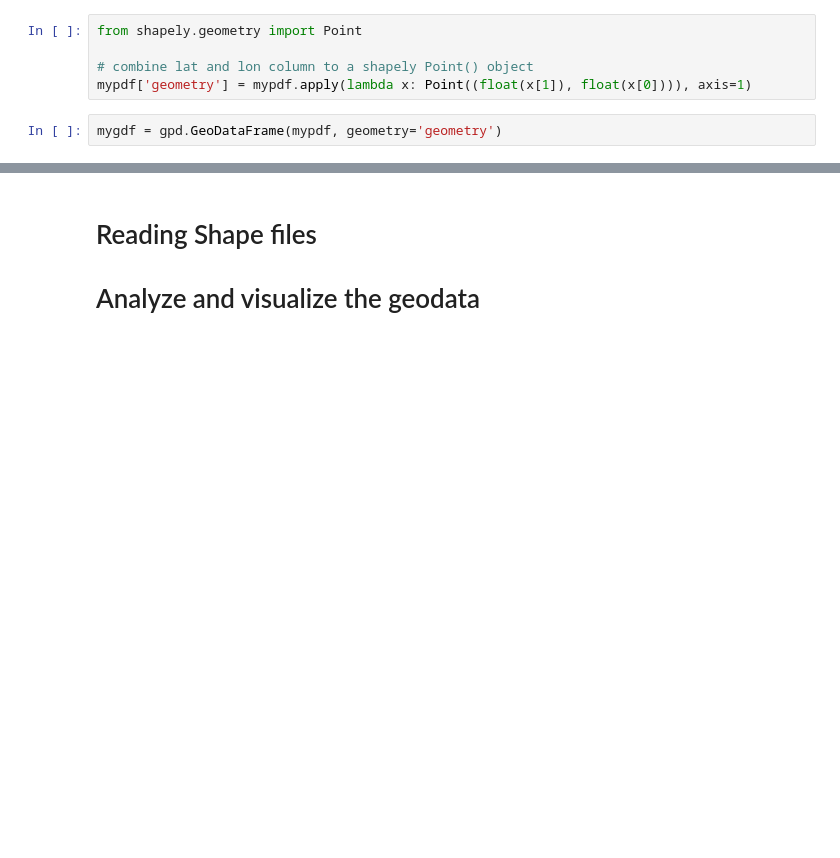
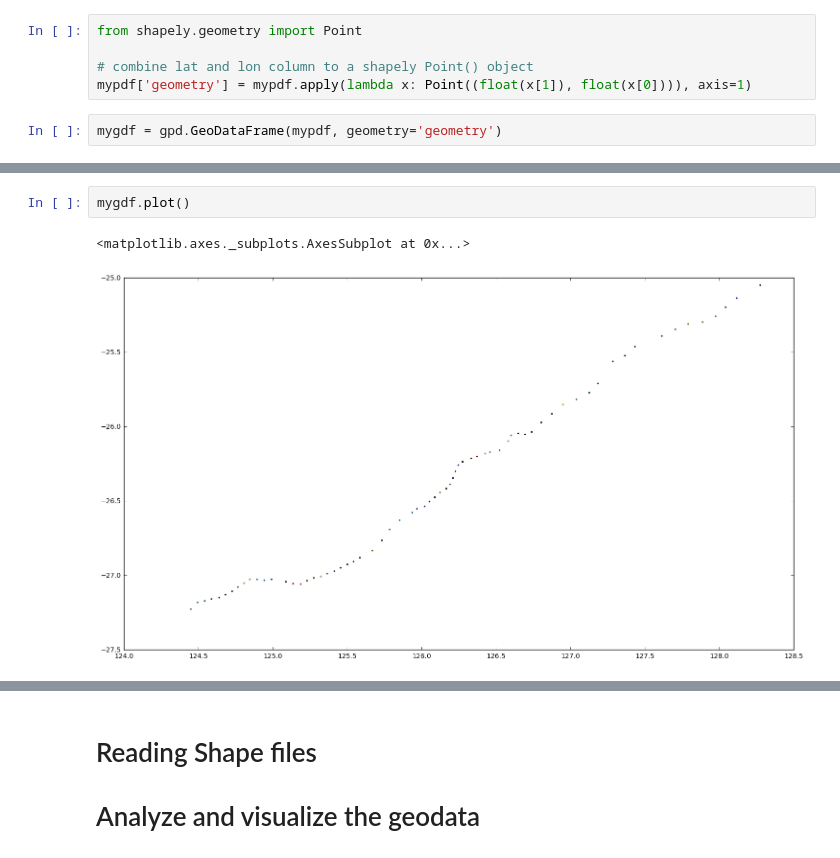
Before and after one commit to MTgeophysics/mtpy, a Jupyter notebook: examples/notebooks/geopandas_MT_survey_sites.ipynb, the cells around one changed output, grey strips where cells are left out. Cells and saved outputs as stored; diff of their text form; blank space fills up the shorter version.

```diff
--- a/examples/notebooks/geopandas_MT_survey_sites.ipynb
+++ b/examples/notebooks/geopandas_MT_survey_sites.ipynb
@@ -178,0 +206,5 @@ mygdf.to_file(mt_survey_loc_shp, driver='ESRI Shapefile')
+# %%
+mygdf.plot()
+# %% [output]
+<matplotlib.axes._subplots.AxesSubplot at 0x...>
+[figure, added]
```
Also changed, not shown: parts of 45 cells of this notebook, 4 other files.
